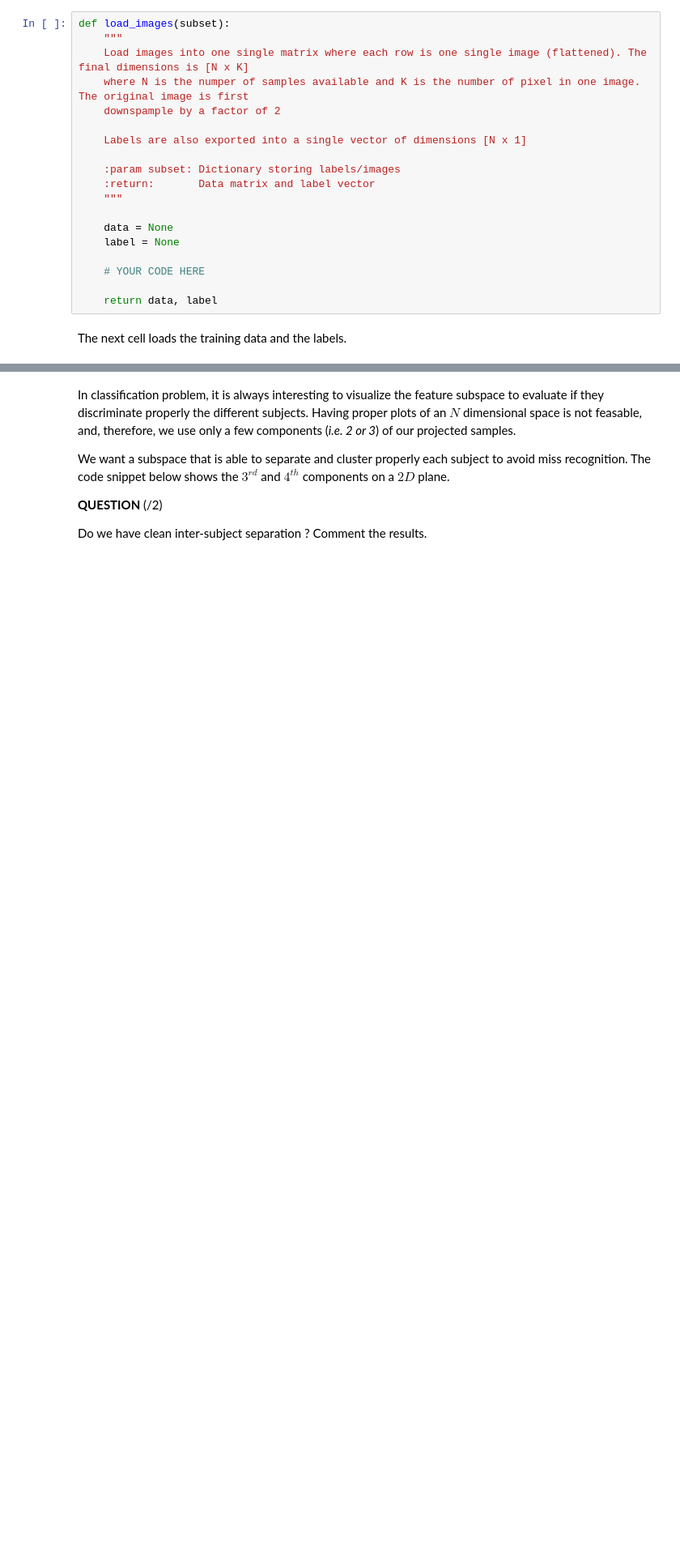
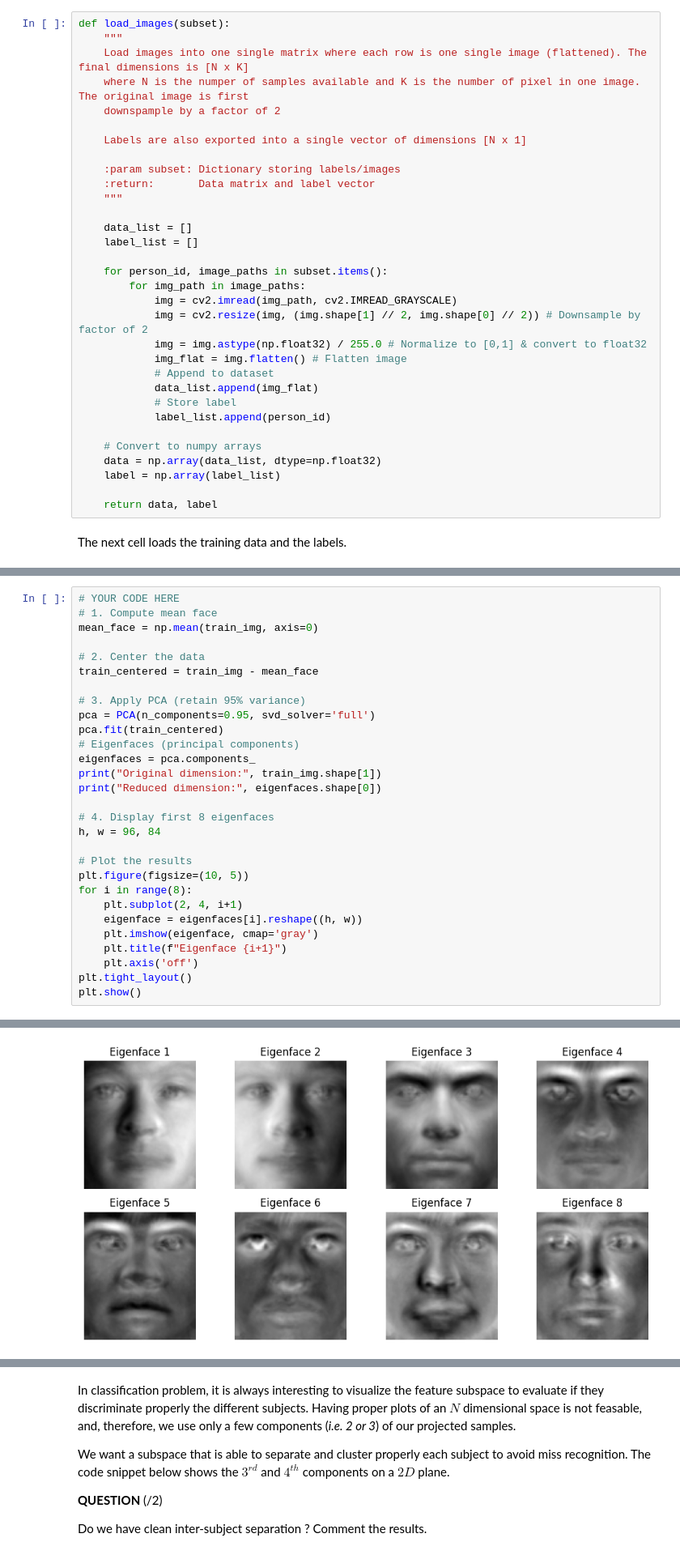
Before and after one commit to Mix-ABELA/Computer-Vision-Image-Processing, a Jupyter notebook: Lab2_Object_Detection_Recognition/notebook/02_object_detection_and_recognition_2025.ipynb, the cells around one changed output, grey strips where cells are left out. Shown at 81% size. Drawn from its saved outputs; the diff is of its cells as text; blank space fills up the shorter version.

```diff
--- a/Lab2_Object_Detection_Recognition/notebook/02_object_detection_and_recognition_2025.ipynb
+++ b/Lab2_Object_Detection_Recognition/notebook/02_object_detection_and_recognition_2025.ipynb
@@ -1269,10 +1287,23 @@ def load_images(subset):
     :return:       Data matrix and label vector
     """
 
-    data = None
-    label = None
+    data_list = []
+    label_list = []
 
-    # YOUR CODE HERE
+    for person_id, image_paths in subset.items():
+        for img_path in image_paths:
+            img = cv2.imread(img_path, cv2.IMREAD_GRAYSCALE)
+            img = cv2.resize(img, (img.shape[1] // 2, img.shape[0] // 2)) # Downsample by factor of 2
+            img = img.astype(np.float32) / 255.0 # Normalize to [0,1] & convert to float32
+            img_flat = img.flatten() # Flatten image
+            # Append to dataset
+            data_list.append(img_flat)
+            # Store label
+            label_list.append(person_id)
+
+    # Convert to numpy arrays
+    data = np.array(data_list, dtype=np.float32)
+    label = np.array(label_list)
 
     return data, label
 # %% [markdown]
@@ -1342,0 +1372,30 @@ Comment on what you see. What do you thing are the limitations of such approach
+# %%
+# YOUR CODE HERE
+# 1. Compute mean face
+mean_face = np.mean(train_img, axis=0)
+
+# 2. Center the data
+train_centered = train_img - mean_face
+
+# 3. Apply PCA (retain 95% variance)
+pca = PCA(n_components=0.95, svd_solver='full')
+pca.fit(train_centered)
+# Eigenfaces (principal components)
+eigenfaces = pca.components_
+print("Original dimension:", train_img.shape[1])
+print("Reduced dimension:", eigenfaces.shape[0])
+
+# 4. Display first 8 eigenfaces
+h, w = 96, 84
+
+# Plot the results
+plt.figure(figsize=(10, 5))
+for i in range(8):
+    plt.subplot(2, 4, i+1)
+    eigenface = eigenfaces[i].reshape((h, w))
+    plt.imshow(eigenface, cmap='gray')
+    plt.title(f"Eigenface {i+1}")
+    plt.axis('off')
+plt.tight_layout()
+plt.show()
+# %% [output]
@@ -1342,0 +1404 @@ Comment on what you see. What do you thing are the limitations of such approach
+[figure, added]
```
Also changed, not shown: parts of 22 cells of this notebook.
